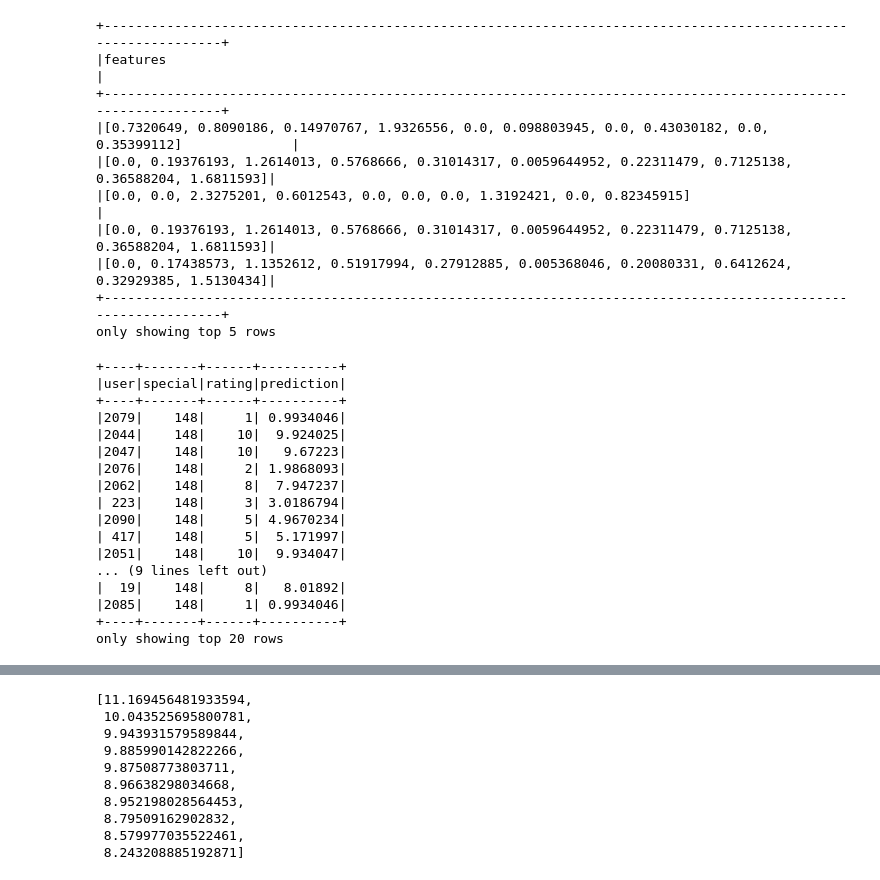
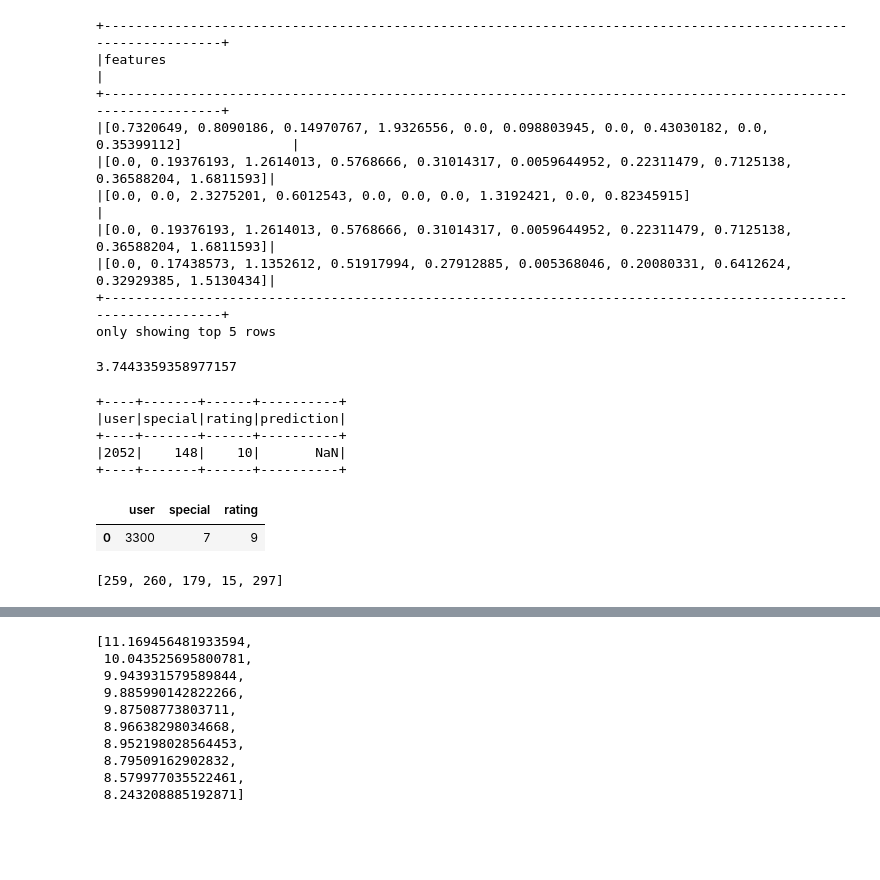
Before and after one commit to isaac-campbell-smith/Comedy_of_Errors, a Jupyter notebook: Factorization_Reccommender.ipynb, the cells around one changed output, grey strips where cells are left out. Cells and saved outputs as stored; diff of their text form; code cells hidden in the pictures; blank space fills up the shorter version.

```diff
--- a/Factorization_Reccommender.ipynb
+++ b/Factorization_Reccommender.ipynb
@@ -98,26 +71,22 @@ recommender.userFactors.orderBy('id').select('features').show(n=5, truncate=Fals
 only showing top 5 rows
 # %%
 predicted_ratings = recommender.transform(train)
+# %%
+evaluator = RegressionEvaluator(metricName="rmse",
+                                labelCol="rating",
+                                predictionCol="prediction")
+rmse = evaluator.evaluate(predicted_ratings)
+rmse
+# %% [output]
+3.7443359358977157
 # %%
-predicted_ratings.show()
+predicted_ratings.where(predicted_ratings.user==2052).show()
 # %% [output]
 +----+-------+------+----------+
 |user|special|rating|prediction|
 +----+-------+------+----------+
-|2079|    148|     1| 0.9934046|
-|2044|    148|    10|  9.924025|
-|2047|    148|    10|   9.67223|
-|2076|    148|     2| 1.9868093|
-|2062|    148|     8|  7.947237|
-| 223|    148|     3| 3.0186794|
-|2090|    148|     5| 4.9670234|
-| 417|    148|     5|  5.171997|
-|2051|    148|    10|  9.934047|
-... (9 lines left out)
-|  19|    148|     8|   8.01892|
-|2085|    148|     1| 0.9934046|
+|2052|    148|    10|       NaN|
 +----+-------+------+----------+
-only showing top 20 rows
 # %%
 def get_top_n_recs(user, n=10):
     user_subset = spark_df.where(spark_df.user == user)
@@ -126,5 +96,18 @@ def get_top_n_recs(user, n=10):
     recs = top[0]
     score = top[1]
     return recs, score
+# %%
+#pd.DataFrame(data={'user':[3300], 'special':[7], 'rating':[9]})
+spark_df.unionAll(input.select($"*", lit(""), current_timestamp.cast("long")))
+# %% [output]
+|  | user | special | rating |
+| 0 | 3300 | 7 | 9 |
+# %%
+test_subset = spark.createDataFrame(pd.DataFrame(data={'user':[300], 'special':[50], 'rating':[9]}))
+test_recs = recommender.recommendForUserSubset(test_subset,5)
+top = test_recs.select("recommendations.special", "recommendations.rating").first()
+top[0]
+# %% [output]
+[259, 260, 179, 15, 297]
 # %%
 rec_1, score_1 = get_top_n_recs(1)
```
Also changed, not shown: parts of 12 cells of this notebook, 1 other file.
